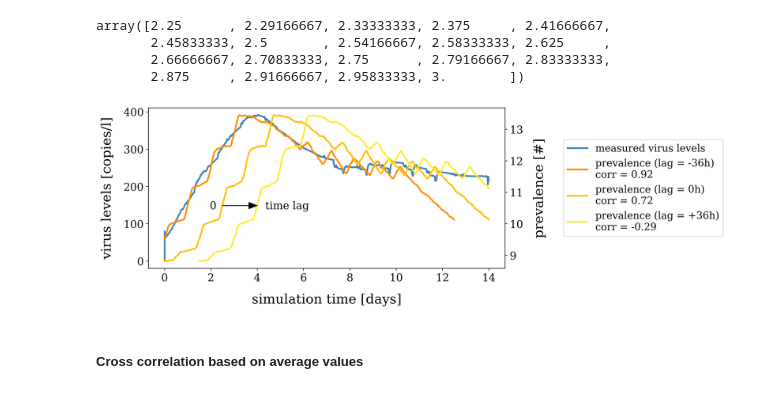
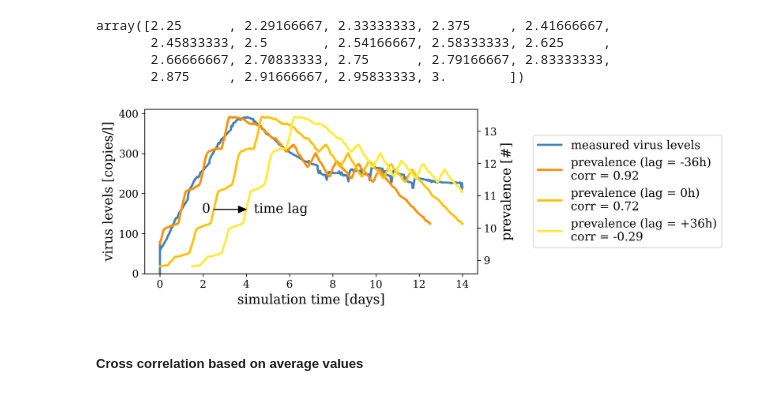
Before and after one commit to inside-consortium/inside_demonstrator, a Jupyter notebook: analysis/scripts/5_correlation.ipynb, the cells around one changed output. Saved outputs shown, nothing was run; the diff lists cells and outputs as text; code cells hidden in the pictures.

```diff
--- a/analysis/scripts/5_correlation.ipynb
+++ b/analysis/scripts/5_correlation.ipynb
@@ -7,8 +7,10 @@ import seaborn as sns
 from matplotlib.dates import DateFormatter
 
 from load_wastewater_data import load_systems_data
+from plotting_tools import *
 
 # Update rcParams to set the default font to Times New Roman
+plt.style.use('default')
 plt.rcParams['font.family'] = 'serif'
 plt.rcParams['font.serif'] = 'DejaVu Serif'
 # %%
@@ -104,11 +106,11 @@ array([2.25      , 2.29166667, 2.33333333, 2.375     , 2.41666667,
 shades_of_yellow = ['#FFEB3B', '#FFC107', '#FF8F00']
 
 # Create figure and primary axis
-fig, ax1 = plt.subplots(figsize = (14,4.6), dpi=300)
+fig, ax1 = plt.subplots(figsize = (12*0.9,4*0.9), dpi=300)
 
 # Plot copies/l on primary y-axis
 sns.lineplot(x=df_wastewater_sub["time_in_days"], y=df_wastewater_sub["COVID_copies/l"], label=f"measured virus levels", ax=ax1, color='steelblue', legend=False, linewidth=2.5)
-ax1.set_ylabel('virus levels [copies/l]', labelpad=15,fontsize=20)#, color='steelblue')
+ax1.set_ylabel('virus levels [copies/l]')#, color='steelblue')
 ax1.tick_params(axis='y')#, labelcolor='b')
 
 # Create secondary y-axis for prevalence
@@ -123,44 +125,41 @@ df_prevalence_sub = df_prevalence_avg.loc[(df_prevalence_avg["time_in_days_plus_
 sns.lineplot(x=df_prevalence_sub["time_in_days_plus_lag"], y=df_prevalence_sub["I_total"], label=f"prevalence (lag = +{lag}h)\ncorr = {correlations[2]:.2f}", ax=ax2, color=shades_of_yellow[0], linewidth=2.5)# 'lightcoral')
 
 # Customize secondary y-axis
-ax2.set_ylabel('prevalence [#]', labelpad=15,fontsize=20)#, color='indianred')
+ax2.set_ylabel('prevalence [#]')#, color='indianred')
 ax2.tick_params(axis='y')
 
 # ax1.annotate(
 #     "lag",
 #     xy=(5, 9.104),
 #     xytext=(3, 100),
 #     arrowprops=dict(facecolor='black', shrink=0.05, headwidth=8, width=10)
 # )
 
 # Draw arrow
 arrow_x = 2.5
 arrow_y = df_prevalence_avg.loc[df_prevalence_avg["time_in_days"]==arrow_x, "I_total"].iloc[0]
 offset = lag/24  # Example offset for the arrow
 head_length = 0.35
 ax2.arrow(arrow_x, arrow_y, offset-head_length-0.01, 0, head_width=0.2, head_length=head_length, fc='black', ec='black', zorder=5)
 #ax2.arrow(arrow_x + (offset), arrow_y, -(offset-head_length-0.01), 0, head_width=0.3, head_length=head_length, fc='black', ec='black', zorder=5)
-ax2.annotate("time lag", xy=(arrow_x + offset + head_length, arrow_y-0.11), fontsize=16)
-ax2.annotate("0", xy=(arrow_x - (head_length + 0.3) + 0.1, arrow_y-0.11), fontsize=16)
+ax2.annotate("time lag", xy=(arrow_x + offset + head_length, arrow_y-0.11))
+ax2.annotate("0", xy=(arrow_x - (head_length + 0.3) + 0.1, arrow_y-0.11))
 
 # Customize x-axis
-ax1.set_xlabel('simulation time [days]', labelpad=15,fontsize=20)
+ax1.set_xlabel('simulation time [days]')
 
 # Combine legends from both axes
 lines, labels = ax1.get_legend_handles_labels()
 lines2, labels2 = ax2.get_legend_handles_labels()
 ax2.legend(lines + lines2, labels + labels2, loc='center left', bbox_to_anchor=(1.15, 0.5), frameon=True)
 
-ax1.tick_params(axis='x', labelsize=16)
-ax1.tick_params(axis='y', labelsize=16)
-ax2.tick_params(axis='x', labelsize=16)
-ax2.tick_params(axis='y', labelsize=16)
+ax1.set_ylim(bottom = 0)
 
 # Adjust layout and save figure
 plt.tight_layout()
 fig.savefig(os.path.join(plot_path, f"{file_name_prefix}_trajectories_station_{sampling_location}.png"), dpi=300)
 # %% [output]
-[figure, old version]
+[figure, new version]
 # %% [markdown]
 ##### Cross correlation based on average values
 # %%
```
Also changed, not shown: parts of 1 cell of this notebook.
